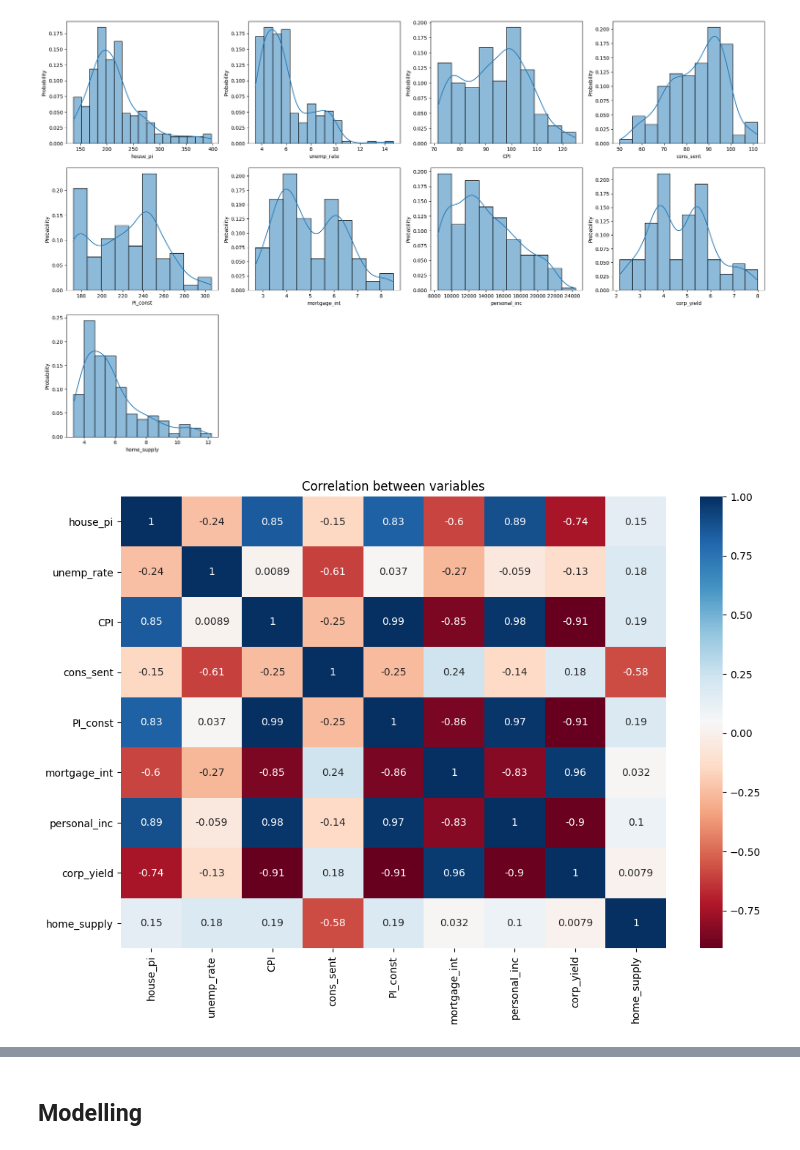
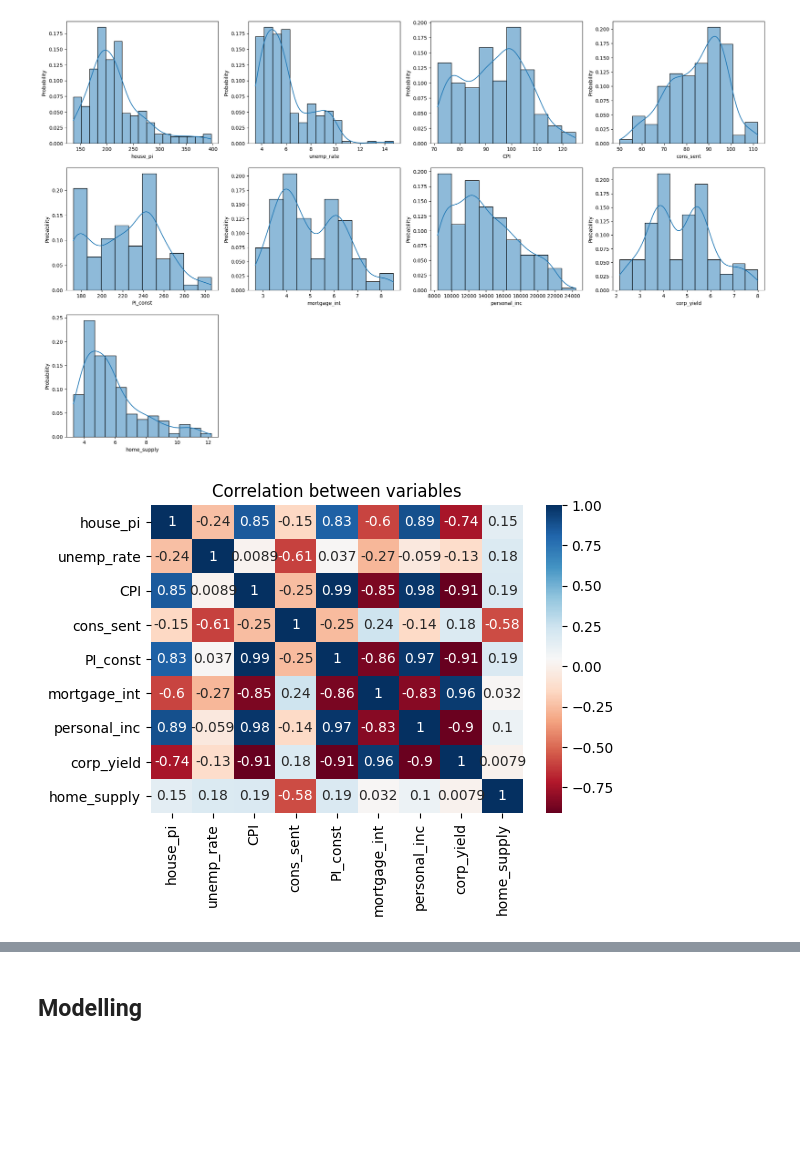
Before and after one commit to AtK42/digital-tools-for-finance-homework, a Jupyter notebook: housing-price-index-us/notebooks/housing-price-index-us.ipynb, the cells around one changed output, grey strips where cells are left out. Drawn from its saved outputs; the diff is of its cells as text; code cells hidden in the pictures; blank space fills up the shorter version.

```diff
--- a/housing-price-index-us/notebooks/housing-price-index-us.ipynb
+++ b/housing-price-index-us/notebooks/housing-price-index-us.ipynb
@@ -160,9 +195,9 @@ for i in cols:
 [figure]
 # %%
 # correlation between the variables
-plt.figure(figsize = (12, 8))
+plt.figure(figsize = (6, 4))
 sns.heatmap(data.corr(), cmap = 'RdBu', annot = True)
 plt.title('Correlation between variables')
 plt.show()
 # %% [output]
-[figure, old version]
+[figure, new version]
```
Also changed, not shown: parts of 24 cells of this notebook.
